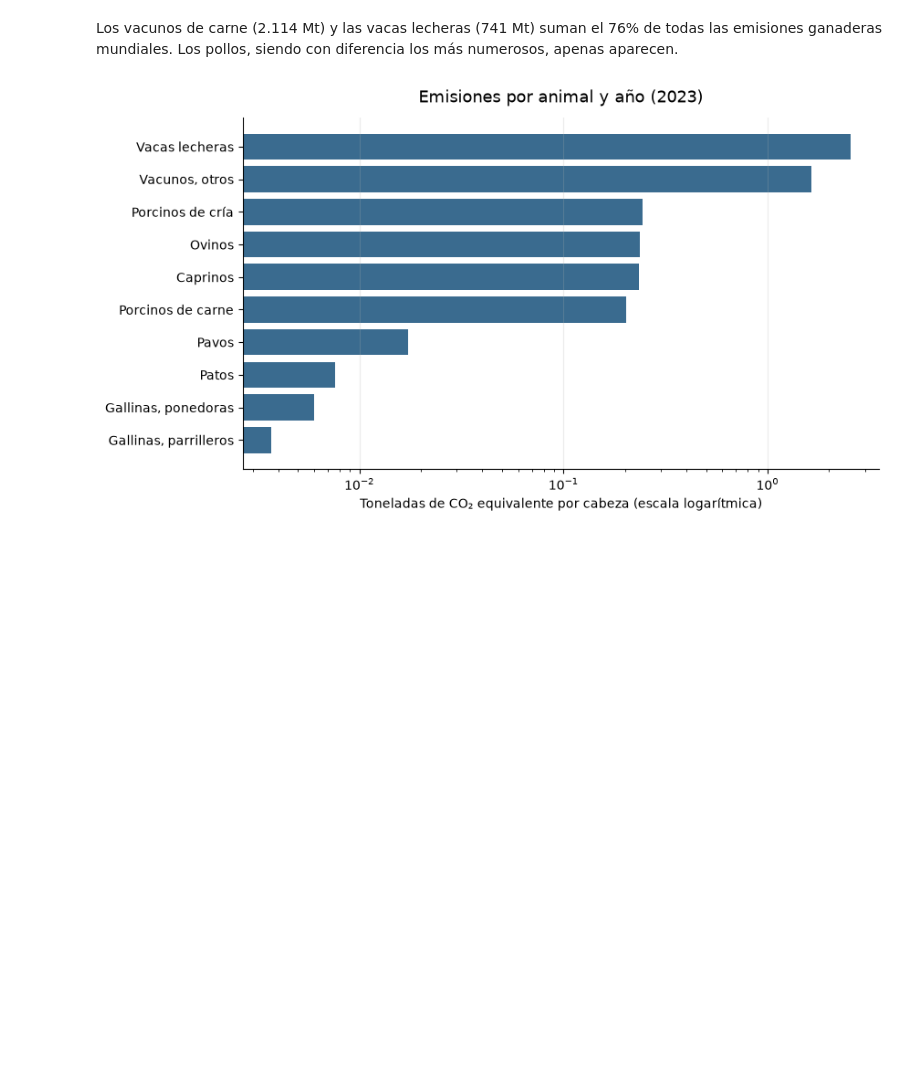
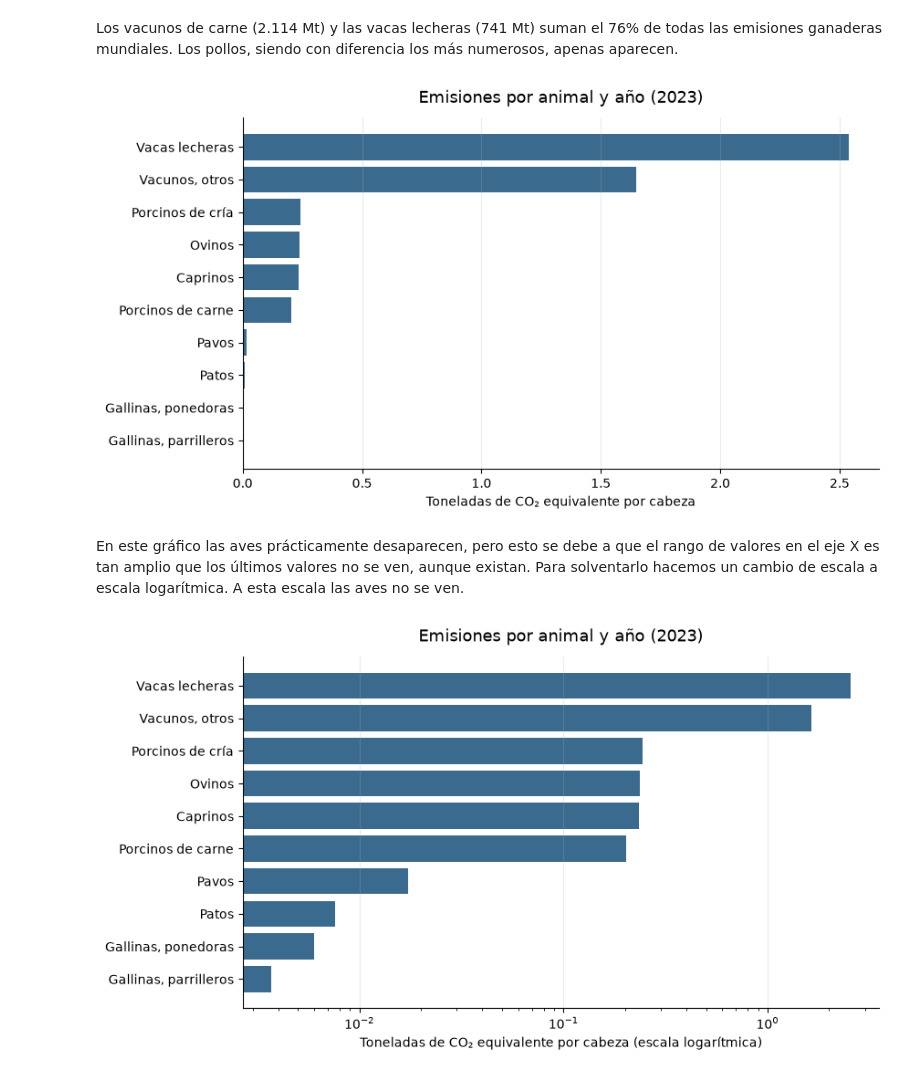
Before and after one commit to LaraDelCerro/Proyecto_final_big_data, a Jupyter notebook: nuevo.ipynb, the cells around one changed output. Cells and saved outputs as stored; diff of their text form; code cells hidden in the pictures; blank space fills up the shorter version.

```diff
--- a/nuevo.ipynb
+++ b/nuevo.ipynb
@@ -111,6 +109,24 @@ plt.show()
 [figure]
 # %% [markdown]
 Los vacunos de carne (2.114 Mt) y las vacas lecheras (741 Mt) suman el 76% de todas las emisiones ganaderas mundiales. Los pollos, siendo con diferencia los más numerosos, apenas aparecen.
+# %%
+ult['por_cabeza'] = ult['co2eq'] * 1000 / ult['cabezas']
+pc = ult['por_cabeza'].sort_values()
+
+fig, ax = plt.subplots(figsize=(9,5))
+ax.barh(pc.index, pc.values, color='#3a6b8f')
+
+# Escala lineal (por defecto)
+ax.set_title('Emisiones por animal y año (2023)', fontsize=13, pad=12)
+ax.set_xlabel('Toneladas de CO₂ equivalente por cabeza')
+ax.grid(axis='x', alpha=0.25)
+ax.spines[['top','right']].set_visible(False)
+
+plt.show()
+# %% [output]
+[figure, added]
+# %% [markdown]
+En este gráfico las aves prácticamente desaparecen, pero esto se debe a que el rango de valores en el eje X es tan amplio que los últimos valores no se ven, aunque existan. Para solventarlo hacemos un cambio de escala a escala logarítmica. A esta escala las aves no se ven.
 # %%
 ult['por_cabeza'] = ult['co2eq'] * 1000 / ult['cabezas']
 pc = ult['por_cabeza'].sort_values()
```
Also changed, not shown: parts of 14 cells of this notebook, 6 other files.
